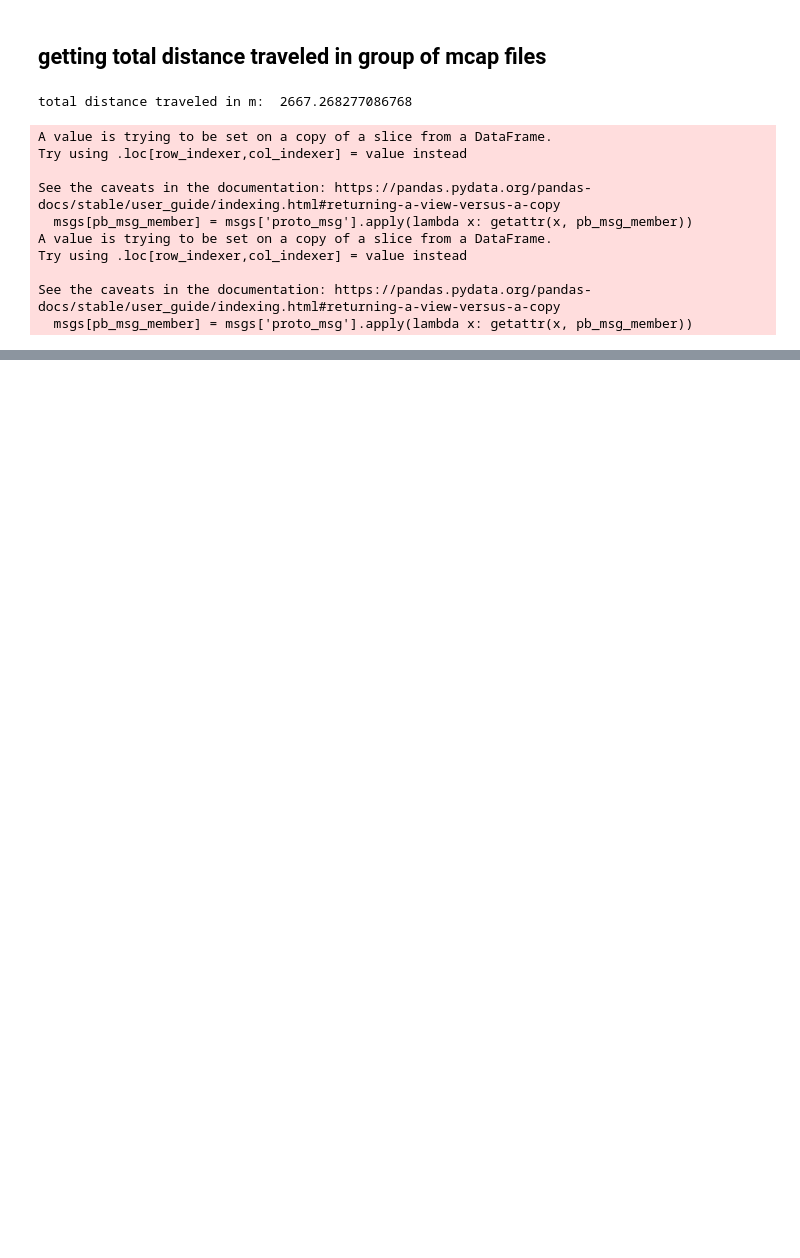
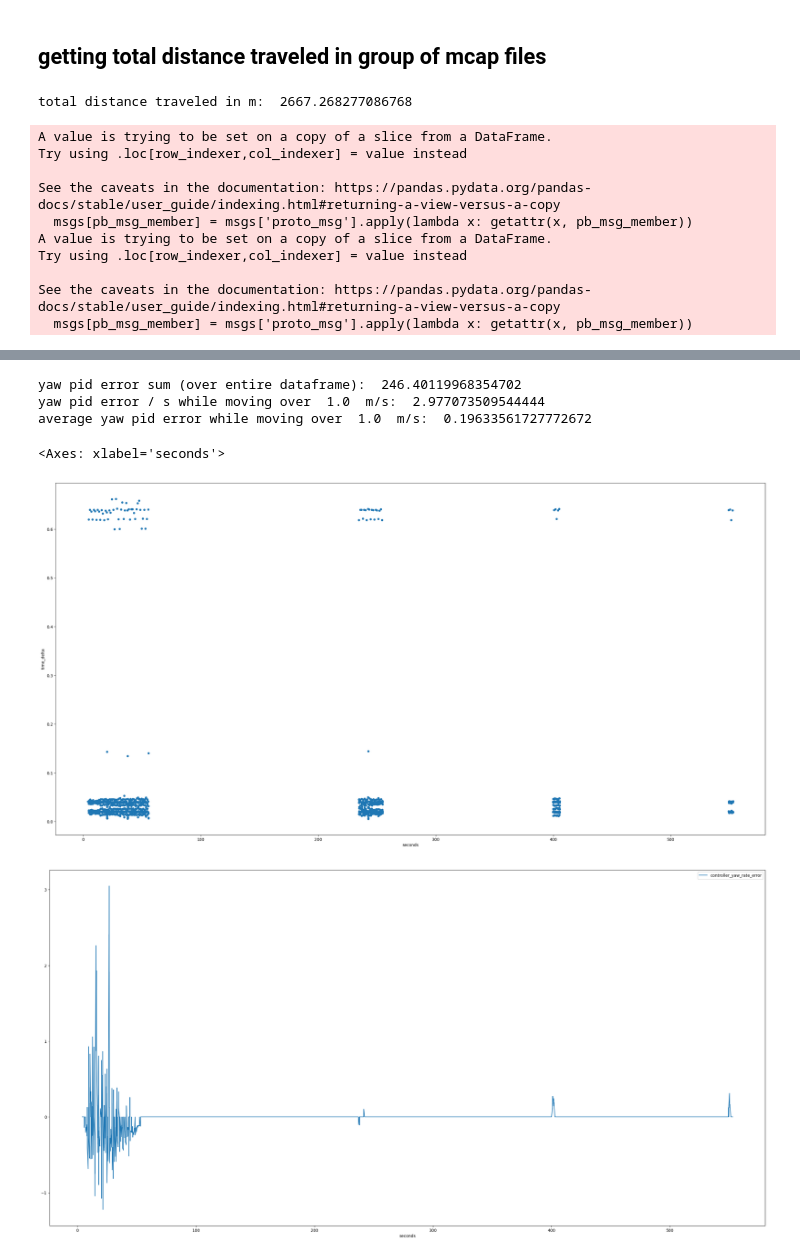
Before and after one commit to hytech-racing/mcap_analysis, a Jupyter notebook: analysis_notebook.ipynb, the cells around one changed output, grey strips where cells are left out. Cells and saved outputs as stored; diff of their text form; code cells hidden in the pictures; blank space fills up the shorter version.

```diff
--- a/analysis_notebook.ipynb
+++ b/analysis_notebook.ipynb
@@ -154,0 +175,43 @@ See the caveats in the documentation: https://pandas.pydata.org/pandas-docs/stab
+# %%
+pd.options.mode.copy_on_write = True
+
+msgs_dict = {
+    'vn_angular_rate_data': ['angular_rate_z'],
+    'vn_vel_data': ['vn_body_vel_x'],
+    "controller_yaw_pid_config_data": ["controller_yaw_pid_p"],
+    'controller_pid_yaw_data': ['controller_yaw_rate_error'],
+    "mcu_status_data": ['drive_mode'],
+    'vehm_kin_desired_yaw_rate_rad_s_data': ['vehm_kin_desired_yaw_rate_rad_s']
+}
+
+controller_eval_msgs_df = get_combined_df_with_all_msgs(cut_df, msgs_dict, '500ms')
+controller_eval_msgs_df['time_delta'] = controller_eval_msgs_df['seconds'].diff()
+
+controller_eval_msgs_df['time_delta'] = controller_eval_msgs_df['time_delta'].dropna()
+controller_eval_msgs_df = controller_eval_msgs_df[controller_eval_msgs_df['time_delta'] <= 1]
+
+controller_eval_msgs_df = controller_eval_msgs_df[controller_eval_msgs_df['drive_mode'] == 6]
+speed_thresh = 1.0
+controller_eval_msgs_df = controller_eval_msgs_df[controller_eval_msgs_df['vn_body_vel_x'] >= speed_thresh]
+
+pid_err_sum = controller_eval_msgs_df['controller_yaw_rate_error'].abs().sum()
+print('yaw pid error sum (over entire dataframe): ', pid_err_sum)
+
+# getting the average error over the total time that we were moving during the log
+average_pid_err_while_moving = pid_err_sum / controller_eval_msgs_df['time_delta'].sum()
+print('yaw pid error / s while moving over ', speed_thresh, ' m/s: ', average_pid_err_while_moving)
+
+# print(len(controller_eval_msgs_df['controller_yaw_rate_error']))
+pid_err_average = controller_eval_msgs_df['controller_yaw_rate_error'].abs().sum() / len(controller_eval_msgs_df['controller_yaw_rate_error'])
+print('average yaw pid error while moving over ', speed_thresh, ' m/s: ', pid_err_average)
+
+controller_eval_msgs_df.plot.scatter(x='seconds', y='time_delta', figsize=(32,16))
+controller_eval_msgs_df.plot(x='seconds', y='controller_yaw_rate_error', figsize=(32,16))
+controller_eval_msgs_df.plot(x='seconds', y='vn_body_vel_x', figsize=(32,16))
+# %% [output]
+yaw pid error sum (over entire dataframe):  246.40119968354702
+yaw pid error / s while moving over  1.0  m/s:  2.977073509544444
+average yaw pid error while moving over  1.0  m/s:  0.19633561727772672
+<Axes: xlabel='seconds'>
+[figure, added]
+[figure, added]
```
Also changed, not shown: parts of 7 cells of this notebook, 1 other file.
